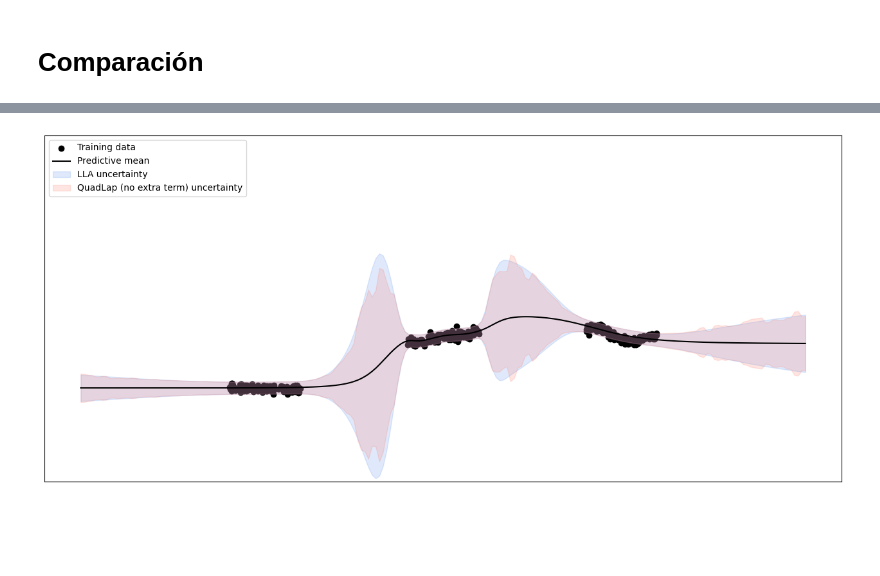
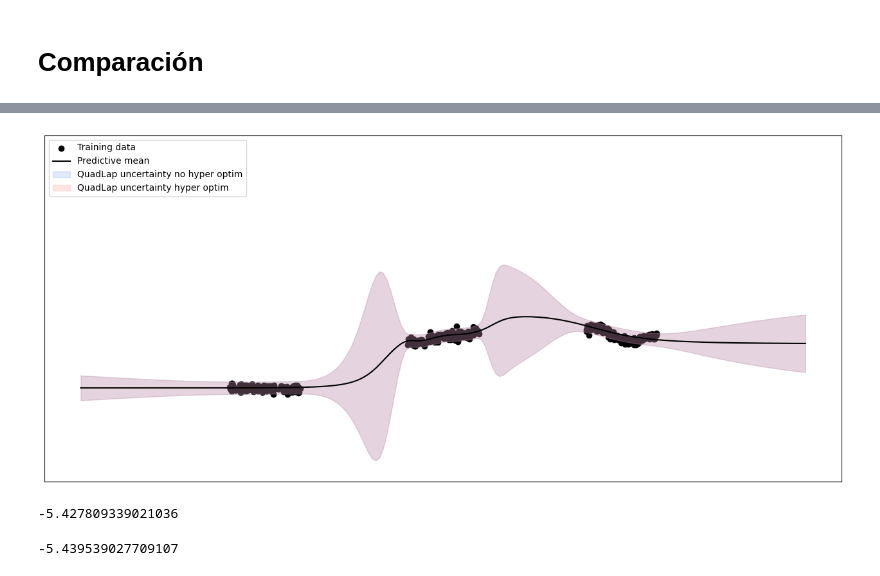
Before and after one commit to pedro-jgl/QuadraticLaplaceMethod, a Jupyter notebook: ToyExample.ipynb, the cells around one changed output, grey strips where cells are left out. Cells and saved outputs as stored; diff of their text form; code cells hidden in the pictures; blank space fills up the shorter version.

```diff
--- a/ToyExample.ipynb
+++ b/ToyExample.ipynb
@@ -289,4 +289,12 @@ various_dist_plot(quad_la._predictive_distribution, quad_la._predictive_distribu
-# %%
-various_dist_plot(la._glm_predictive_distribution, quad_la._predictive_distribution, log_variance, log_variance_quad, "LLA uncertainty", "QuadLap (no extra term) uncertainty", "LLA vs QuadLap no extra term", batch_info1=False, batch_info2=True, noextra2=True)
-# %% [output]
-[figure, removed]
+# %%
+various_dist_plot(quad_la._glm_predictive_distribution, quad_la._glm_predictive_distribution, log_variance, log_variance_quad, "QuadLap uncertainty no hyper optim", "QuadLap uncertainty hyper optim", "QuadLap no optim vs QuadLap optim")
+# %% [output]
+[figure, added]
+# %%
+log_variance_quad
+# %% [output]
+-5.427809339021036
+# %%
+log_variance
+# %% [output]
+-5.439539027709107
```
Also changed, not shown: parts of 3 cells of this notebook, 1 other file.
